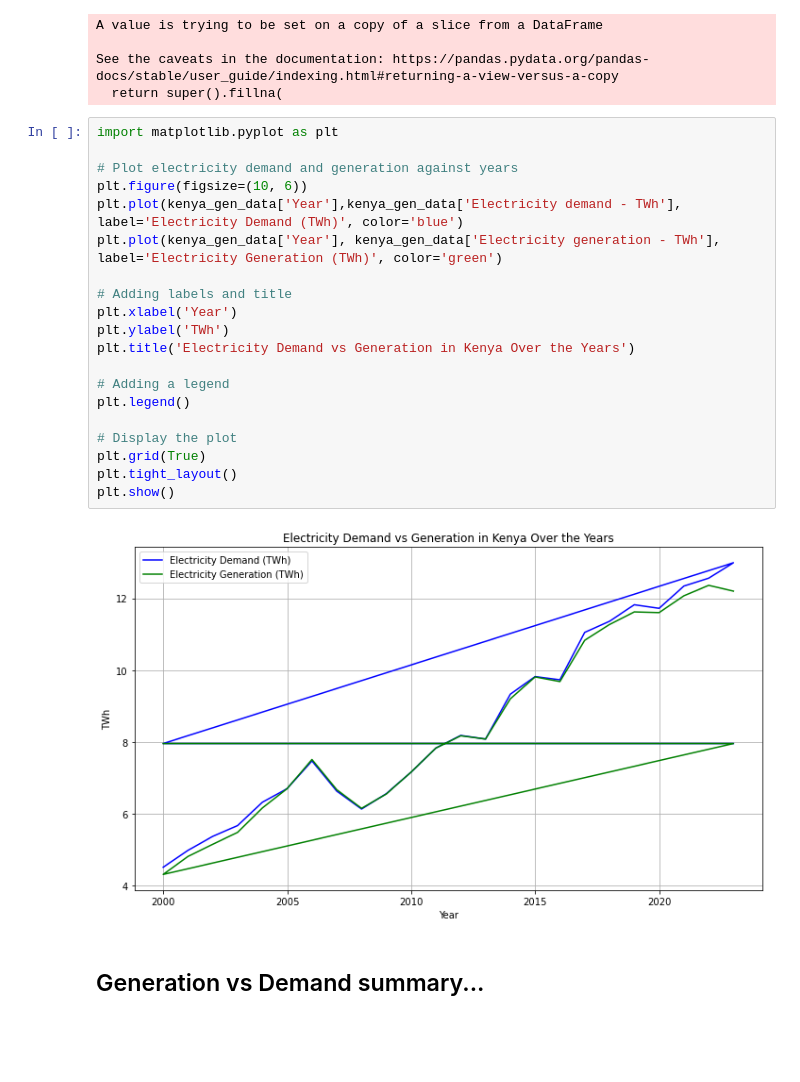
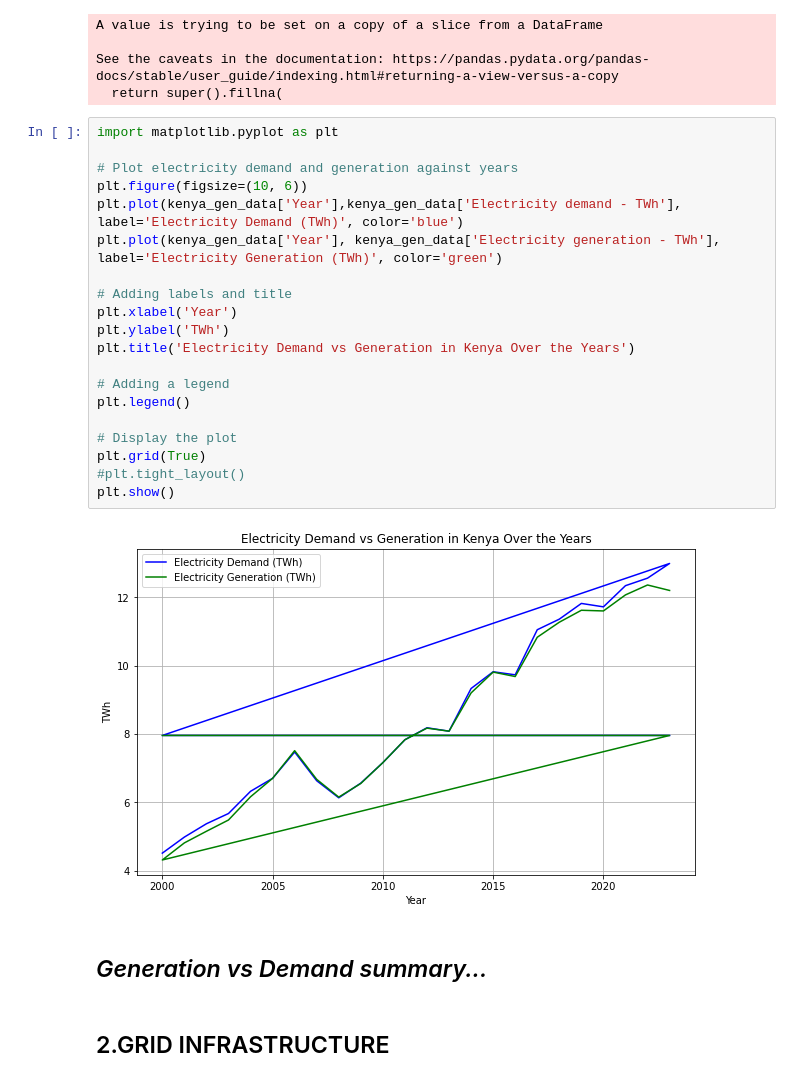
Before and after one commit to DavidGathimbaM/Energy-Access-and-Electrification-planning-in-Kenya, a Jupyter notebook: group_workbook/Hannah.ipynb, the cells around one changed output. Drawn from its saved outputs; the diff is of its cells as text; blank space fills up the shorter version.

```diff
--- a/group_workbook/Hannah.ipynb
+++ b/group_workbook/Hannah.ipynb
@@ -144,24 +138,26 @@ See the caveats in the documentation: https://pandas.pydata.org/pandas-docs/stab
 # %%
 import matplotlib.pyplot as plt
 
 # Plot electricity demand and generation against years
 plt.figure(figsize=(10, 6))
 plt.plot(kenya_gen_data['Year'],kenya_gen_data['Electricity demand - TWh'], label='Electricity Demand (TWh)', color='blue')
 plt.plot(kenya_gen_data['Year'], kenya_gen_data['Electricity generation - TWh'], label='Electricity Generation (TWh)', color='green')
 
 # Adding labels and title
 plt.xlabel('Year')
 plt.ylabel('TWh')
 plt.title('Electricity Demand vs Generation in Kenya Over the Years')
 
 # Adding a legend
 plt.legend()
 
 # Display the plot
 plt.grid(True)
-plt.tight_layout()
+#plt.tight_layout()
 plt.show()
 # %% [output]
-[figure, old version]
+[figure, new version]
 # %% [markdown]
-## Generation vs Demand summary...
+## *Generation vs Demand summary...*
+# %% [markdown]
+## 2.GRID INFRASTRUCTURE
```
Also changed, not shown: parts of 16 cells of this notebook.
